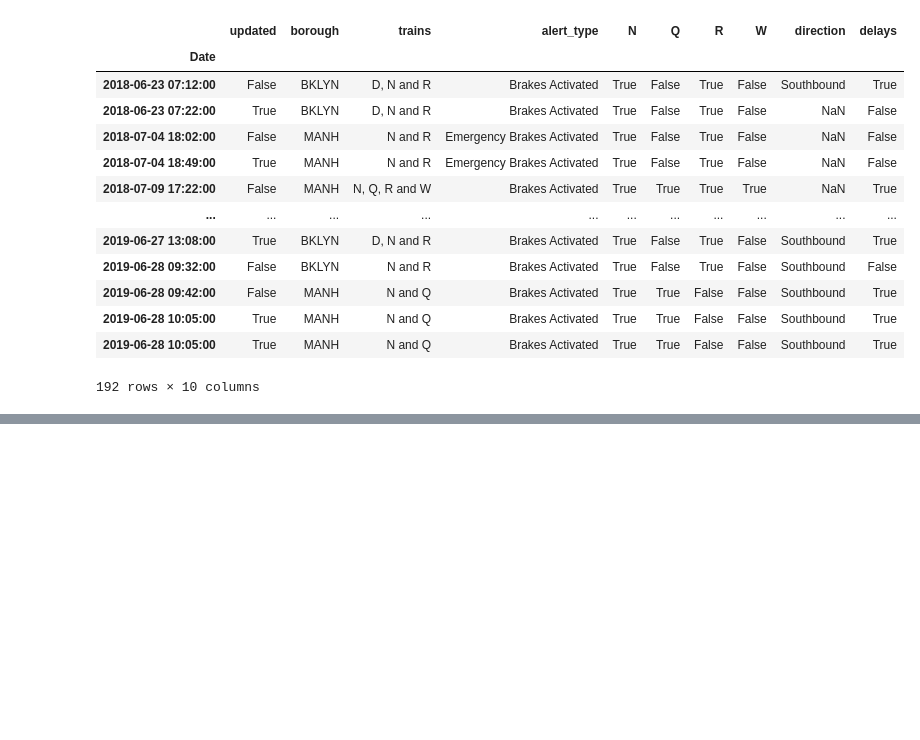
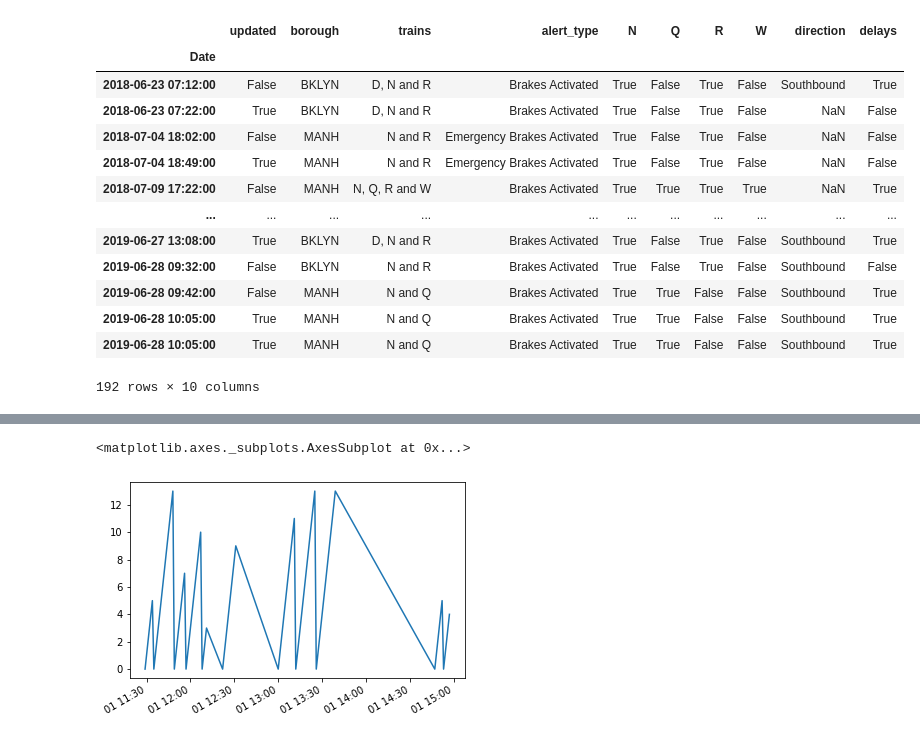
Before and after one commit to b-koopman/MTADelayPredict, a Jupyter notebook: Notebooks/DataExploration.ipynb, the cells around one changed output, grey strips where cells are left out. Saved outputs shown, nothing was run; the diff lists cells and outputs as text; code cells hidden in the pictures; blank space fills up the shorter version.

```diff
--- a/Notebooks/DataExploration.ipynb
+++ b/Notebooks/DataExploration.ipynb
@@ -595,0 +545,9 @@ sns.scatterplot(x='1N 0317 STL/DIT', y='StationName', data=schedule_df)
+# %%
+start_time = pd.Timestamp('2018-08-01 11:26:00-04:00', tz='US/Eastern')
+end_time = pd.Timestamp('2018-08-01 15:26:00-04:00', tz='US/Eastern')
+STOP_FILTER = '^.*N$'
+ROUTE_FILTER = 'N'
+data_dir = '../data/raw/status'
+
+data = alerts.load_range_schedule(start_time, end_time, STOP_FILTER, ROUTE_FILTER, data_dir)
+stopped_at_df = data['stopped_at']
@@ -595,0 +604,3 @@ sns.scatterplot(x='1N 0317 STL/DIT', y='StationName', data=schedule_df)
+# %%
+next_scheduled_df = data['next_scheduled_arrival']
+stopped_at_df = data['stopped_at']
@@ -595,0 +634,8 @@ sns.scatterplot(x='1N 0317 STL/DIT', y='StationName', data=schedule_df)
+# %%
+OBSERVED_STOP = 'R16N'
+mta_predicted = next_scheduled_df[OBSERVED_STOP].map(lambda x: pd.to_datetime(x, unit='m', utc=True).tz_convert('US/Eastern')).to_frame()
+mta_predicted = mta_predicted.resample('1T').min()
+mta_predicted['time'] = mta_predicted.index
+
+mta_predicted['wait'] = (mta_predicted[OBSERVED_STOP] - mta_predicted['time'])
+mta_predicted['wait'] = mta_predicted['wait'].map(lambda x: x.delta// 60000000000 if isinstance(x, pd.Timedelta) else x)
@@ -595,0 +702,26 @@ sns.scatterplot(x='1N 0317 STL/DIT', y='StationName', data=schedule_df)
+# %%
+stop_id = OBSERVED_STOP
+col = stopped_at_df[stop_id]
+trains = col.replace(0.0, np.nan).dropna().to_frame()
+departure_mask = (trains[stop_id].shift(-1) != trains[stop_id])
+arrival_mask = (trains[stop_id].shift(1) != trains[stop_id])
+trains['departure'] = trains.index
+trains.loc[~departure_mask, 'departure'] = np.nan
+trains.loc[arrival_mask.shift(1, fill_value=False) & ~(trains['departure'].isna()), 'departure'] = 0
+trains['arrival'] = trains.index
+trains.loc[~arrival_mask, 'arrival'] = np.nan
+trains.loc[departure_mask & ~(trains['arrival'].isna()), 'arrival'] = 0
+trains = trains.resample('1T').max()
+
+trains['time'] = trains.index
+trains['min_since_train'] = trains['departure'].fillna(method='ffill')
+trains['min_in_station'] = trains['arrival'].fillna(method='ffill')
+
+trains['min_since_train'] = (trains['time'] - trains['min_since_train'].replace(0, pd.Timestamp(np.nan))).map(lambda x: x.delta// 60000000000 if isinstance(x, pd.Timedelta) else x)
+trains['min_in_station'] = (trains['time'] - trains['min_in_station'].replace(0, pd.Timestamp(np.nan))).map(lambda x: x.delta// 60000000000 if isinstance(x, pd.Timedelta) else x)
+# %%
+pd.set_option("display.max_rows", 100)
+trains.min_since_train.dropna().plot()
+# %% [output]
+<matplotlib.axes._subplots.AxesSubplot at 0x...>
+[figure, added]
```
Also changed, not shown: parts of 83 cells of this notebook, 6 other files.
